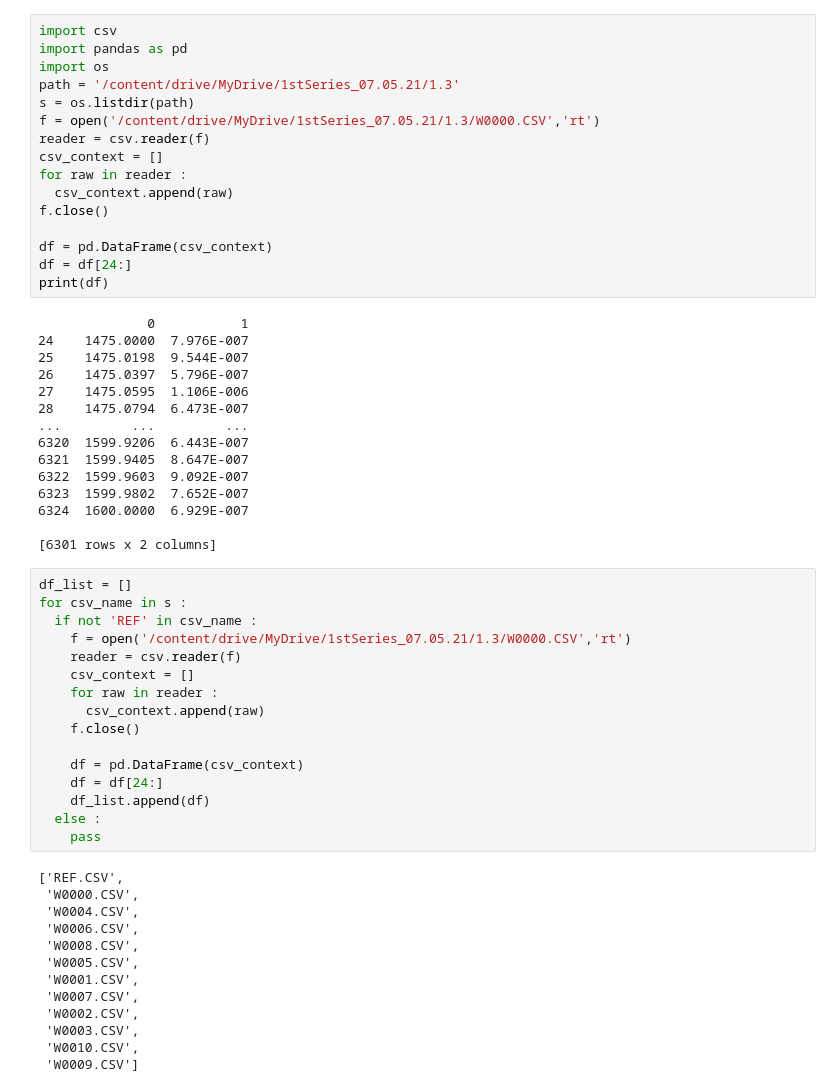
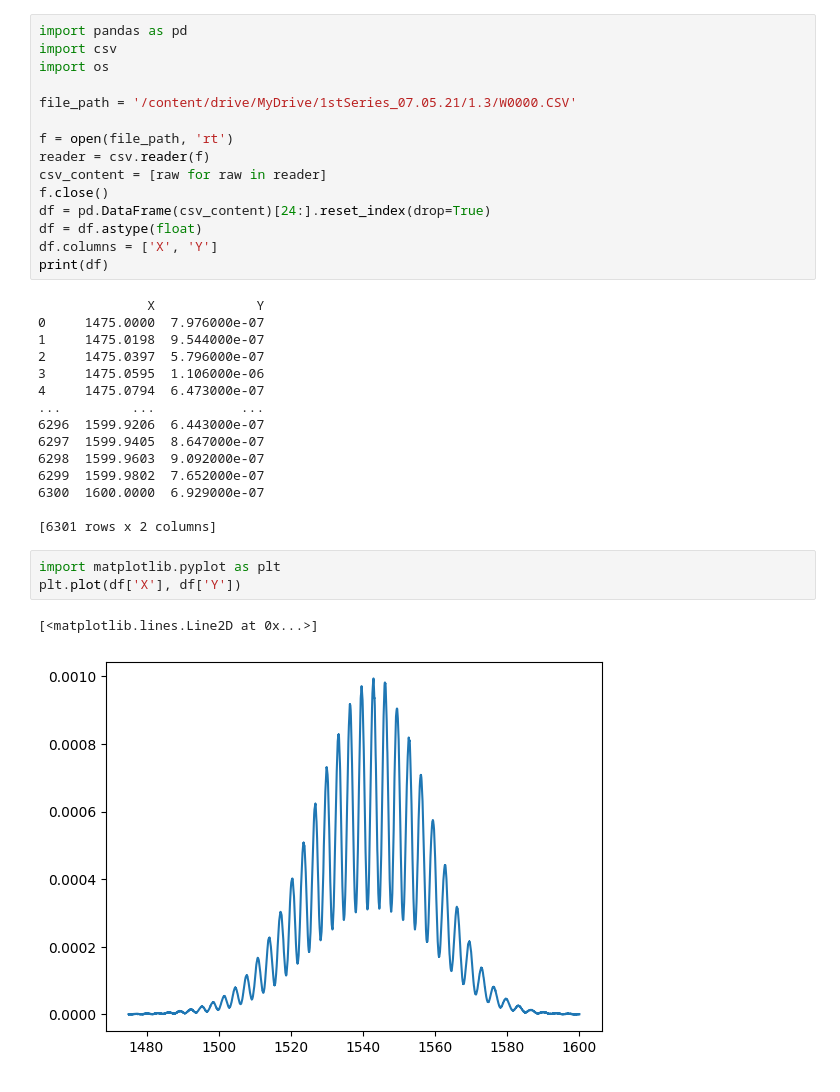
Before and after one commit to kyungmin0101/medical_ai, a Jupyter notebook: 240215/Medical_AI_day_2.ipynb, the cells around one changed output. Cells and saved outputs as stored; diff of their text form.

```diff
--- a/240215/Medical_AI_day_2.ipynb
+++ b/240215/Medical_AI_day_2.ipynb
@@ -1,62 +1,38 @@
 # %% [markdown]
 <a href="https://colab.research.google.com/github/kyungmin0101/medical_ai/blob/main/240215/Medical_AI_day_2.ipynb" target="_parent"><img src="https://colab.research.google.com/assets/colab-badge.svg" alt="Open In Colab"/></a>
 # %%
+import pandas as pd
 import csv
-import pandas as pd
 import os
-path = '/content/drive/MyDrive/1stSeries_07.05.21/1.3'
-s = os.listdir(path)
-f = open('/content/drive/MyDrive/1stSeries_07.05.21/1.3/W0000.CSV','rt')
+
+file_path = '/content/drive/MyDrive/1stSeries_07.05.21/1.3/W0000.CSV'
+
+f = open(file_path, 'rt')
 reader = csv.reader(f)
-csv_context = []
-for raw in reader :
-  csv_context.append(raw)
+csv_content = [raw for raw in reader]
 f.close()
-
-df = pd.DataFrame(csv_context)
-df = df[24:]
+df = pd.DataFrame(csv_content)[24:].reset_index(drop=True)
+df = df.astype(float)
+df.columns = ['X', 'Y']
 print(df)
 # %% [output]
-              0           1
-24    1475.0000  7.976E-007
-25    1475.0198  9.544E-007
-26    1475.0397  5.796E-007
-27    1475.0595  1.106E-006
-28    1475.0794  6.473E-007
-...         ...         ...
-6320  1599.9206  6.443E-007
-6321  1599.9405  8.647E-007
-6322  1599.9603  9.092E-007
-6323  1599.9802  7.652E-007
-6324  1600.0000  6.929E-007
+              X             Y
+0     1475.0000  7.976000e-07
+1     1475.0198  9.544000e-07
+2     1475.0397  5.796000e-07
+3     1475.0595  1.106000e-06
+4     1475.0794  6.473000e-07
+...         ...           ...
+6296  1599.9206  6.443000e-07
+6297  1599.9405  8.647000e-07
+6298  1599.9603  9.092000e-07
+6299  1599.9802  7.652000e-07
+6300  1600.0000  6.929000e-07
 
 [6301 rows x 2 columns]
-# %%
-df_list = []
-for csv_name in s :
-  if not 'REF' in csv_name :
-    f = open('/content/drive/MyDrive/1stSeries_07.05.21/1.3/W0000.CSV','rt')
-    reader = csv.reader(f)
-    csv_context = []
-    for raw in reader :
-      csv_context.append(raw)
-    f.close()
-
-    df = pd.DataFrame(csv_context)
-    df = df[24:]
-    df_list.append(df)
-  else :
-    pass
-# %% [output]
-['REF.CSV',
- 'W0000.CSV',
- 'W0004.CSV',
- 'W0006.CSV',
- 'W0008.CSV',
- 'W0005.CSV',
- 'W0001.CSV',
- 'W0007.CSV',
- 'W0002.CSV',
- 'W0003.CSV',
- 'W0010.CSV',
- 'W0009.CSV']
+# %%
+import matplotlib.pyplot as plt
+plt.plot(df['X'], df['Y'])
+# %% [output]
+[<matplotlib.lines.Line2D at 0x...>]
+[figure, added]
```
Also changed, not shown: parts of 2 cells of this notebook.
